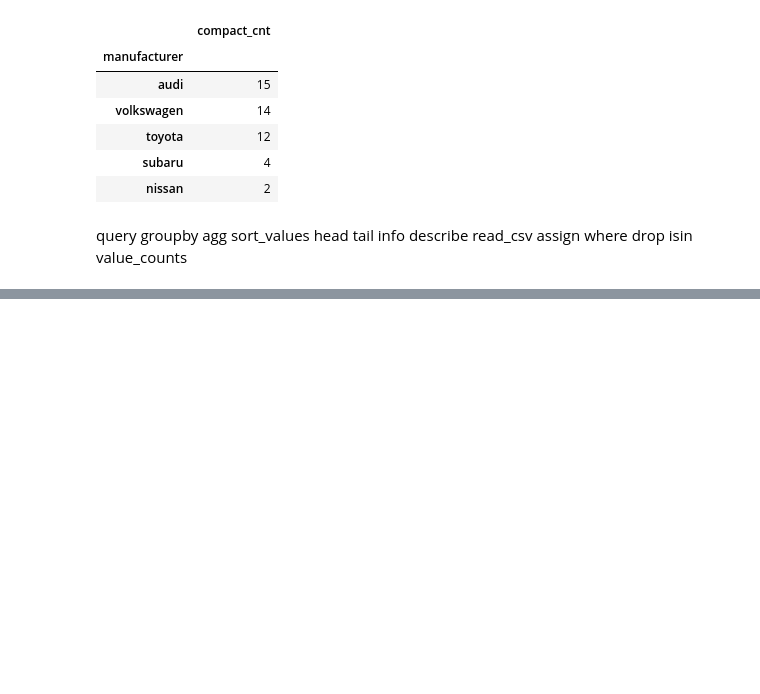
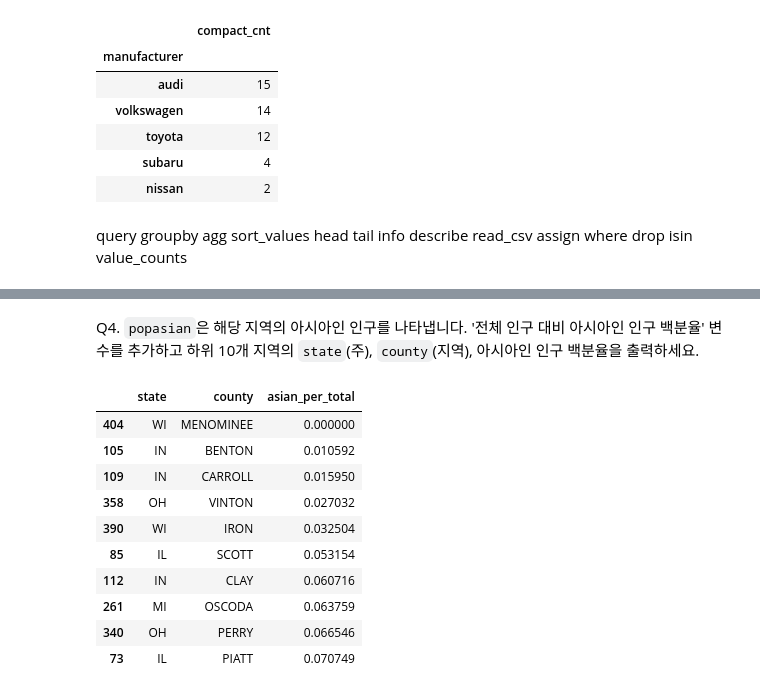
Before and after one commit to htkim1097/GreenTechCourse, a Jupyter notebook: 02_DataAnalysis/D021_250617/ex250617.ipynb, the cells around one changed output, grey strips where cells are left out. Drawn from its saved outputs; the diff is of its cells as text; code cells hidden in the pictures; blank space fills up the shorter version.

```diff
--- a/02_DataAnalysis/D021_250617/ex250617.ipynb
+++ b/02_DataAnalysis/D021_250617/ex250617.ipynb
@@ -1456,0 +1587,3 @@ value_counts
+# %%
+midwest = pd.read_csv('../data/midwest.csv')
+midwest
@@ -1456,0 +1604,3 @@ value_counts
+# %%
+midwest = midwest.assign(minors_per_total = lambda x: (x['poptotal'] - x['popadults']) / x['poptotal'] * 100)
+midwest['minors_per_total']
@@ -1456,0 +1634,4 @@ value_counts
+# %%
+midwest = midwest.assign(minors_scale = np.where(midwest['minors_per_total'] >= 40, 'large',
+                                        np.where(midwest['minors_per_total'] >= 30, 'middle', 'small')))
+midwest.groupby('minors_scale').agg(county = ('county', 'count'))
@@ -1456,0 +1644,16 @@ value_counts
+# %% [markdown]
+Q4. `popasian`은 해당 지역의 아시아인 인구를 나타냅니다. '전체 인구 대비 아시아인 인구 백분율' 변수를 추가하고 하위 10개 지역의 `state`(주), `county`(지역), 아시아인 인구 백분율을 출력하세요.
+# %%
+midwest.assign(asian_per_total = lambda x: x['popasian'] / x['poptotal'] * 100)[['state', 'county', 'asian_per_total']].sort_values('asian_per_total').head(10)
+# %% [output]
+|  | state | county | asian_per_total |
+| 404 | WI | MENOMINEE | 0.000000 |
+| 105 | IN | BENTON | 0.010592 |
+| 109 | IN | CARROLL | 0.015950 |
+| 358 | OH | VINTON | 0.027032 |
+| 390 | WI | IRON | 0.032504 |
+| 85 | IL | SCOTT | 0.053154 |
+| 112 | IN | CLAY | 0.060716 |
+| 261 | MI | OSCODA | 0.063759 |
+| 340 | OH | PERRY | 0.066546 |
+| 73 | IL | PIATT | 0.070749 |
```
Also changed, not shown: parts of 25 cells of this notebook, 3 other files.
